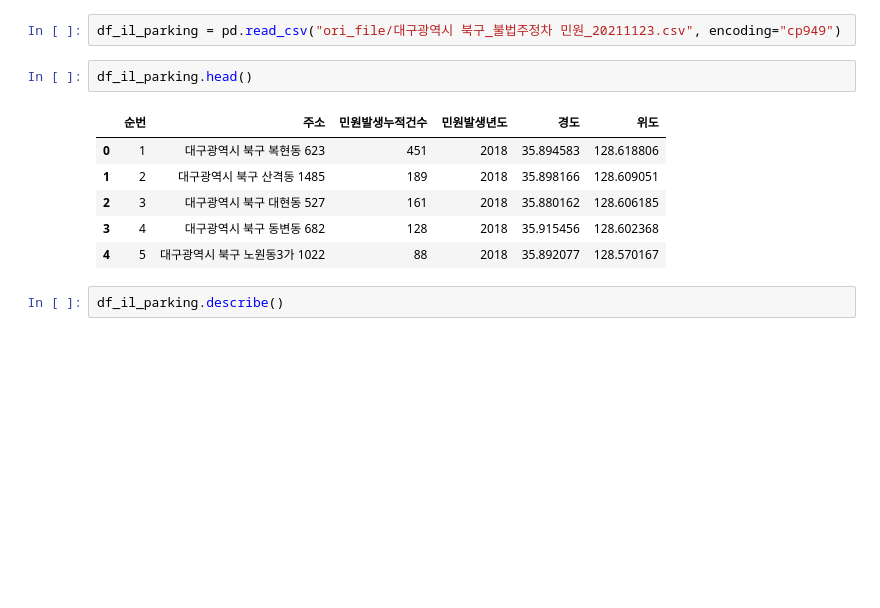
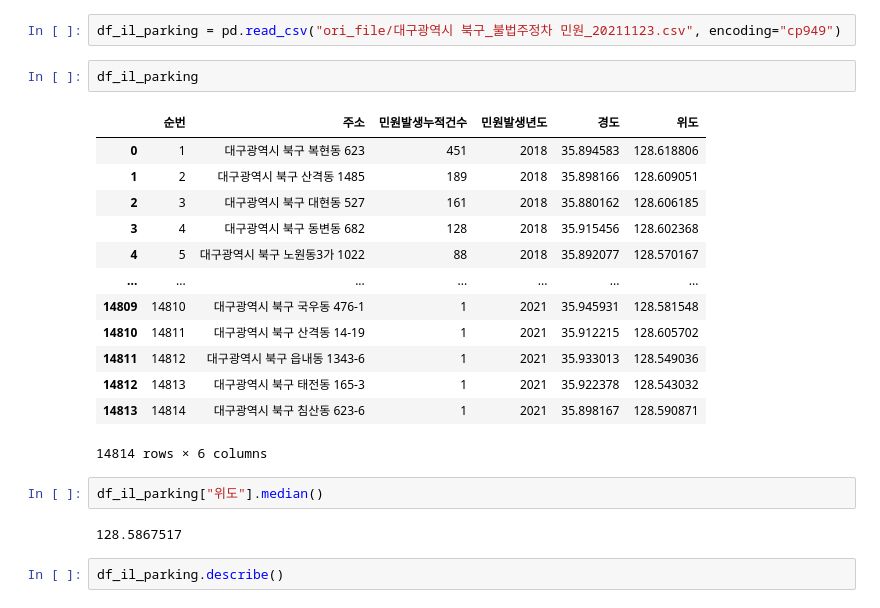
Before and after one commit to robert-min/daegu-parking, a Jupyter notebook: jupyter/illegal_parking.ipynb, the cells around one changed output. Cells and saved outputs as stored; diff of their text form; blank space fills up the shorter version.

```diff
--- a/jupyter/illegal_parking.ipynb
+++ b/jupyter/illegal_parking.ipynb
@@ -8,14 +11,25 @@ import pymysql
 # %%
 df_il_parking = pd.read_csv("ori_file/대구광역시 북구_불법주정차 민원_20211123.csv", encoding="cp949")
 # %%
-df_il_parking.head()
+df_il_parking
 # %% [output]
 |  | 순번 | 주소 | 민원발생누적건수 | 민원발생년도 | 경도 | 위도 |
 | 0 | 1 | 대구광역시 북구 복현동 623 | 451 | 2018 | 35.894583 | 128.618806 |
 | 1 | 2 | 대구광역시 북구 산격동 1485 | 189 | 2018 | 35.898166 | 128.609051 |
 | 2 | 3 | 대구광역시 북구 대현동 527 | 161 | 2018 | 35.880162 | 128.606185 |
 | 3 | 4 | 대구광역시 북구 동변동 682 | 128 | 2018 | 35.915456 | 128.602368 |
 | 4 | 5 | 대구광역시 북구 노원동3가 1022 | 88 | 2018 | 35.892077 | 128.570167 |
+| ... | ... | ... | ... | ... | ... | ... |
+| 14809 | 14810 | 대구광역시 북구 국우동 476-1 | 1 | 2021 | 35.945931 | 128.581548 |
+| 14810 | 14811 | 대구광역시 북구 산격동 14-19 | 1 | 2021 | 35.912215 | 128.605702 |
+| 14811 | 14812 | 대구광역시 북구 읍내동 1343-6 | 1 | 2021 | 35.933013 | 128.549036 |
+| 14812 | 14813 | 대구광역시 북구 태전동 165-3 | 1 | 2021 | 35.922378 | 128.543032 |
+| 14813 | 14814 | 대구광역시 북구 침산동 623-6 | 1 | 2021 | 35.898167 | 128.590871 |
+14814 rows × 6 columns
+# %%
+df_il_parking["위도"].median()
+# %% [output]
+128.5867517
 # %%
 df_il_parking.describe()
 # %% [output]
```
Also changed, not shown: parts of 17 cells of this notebook, 1 other file.
